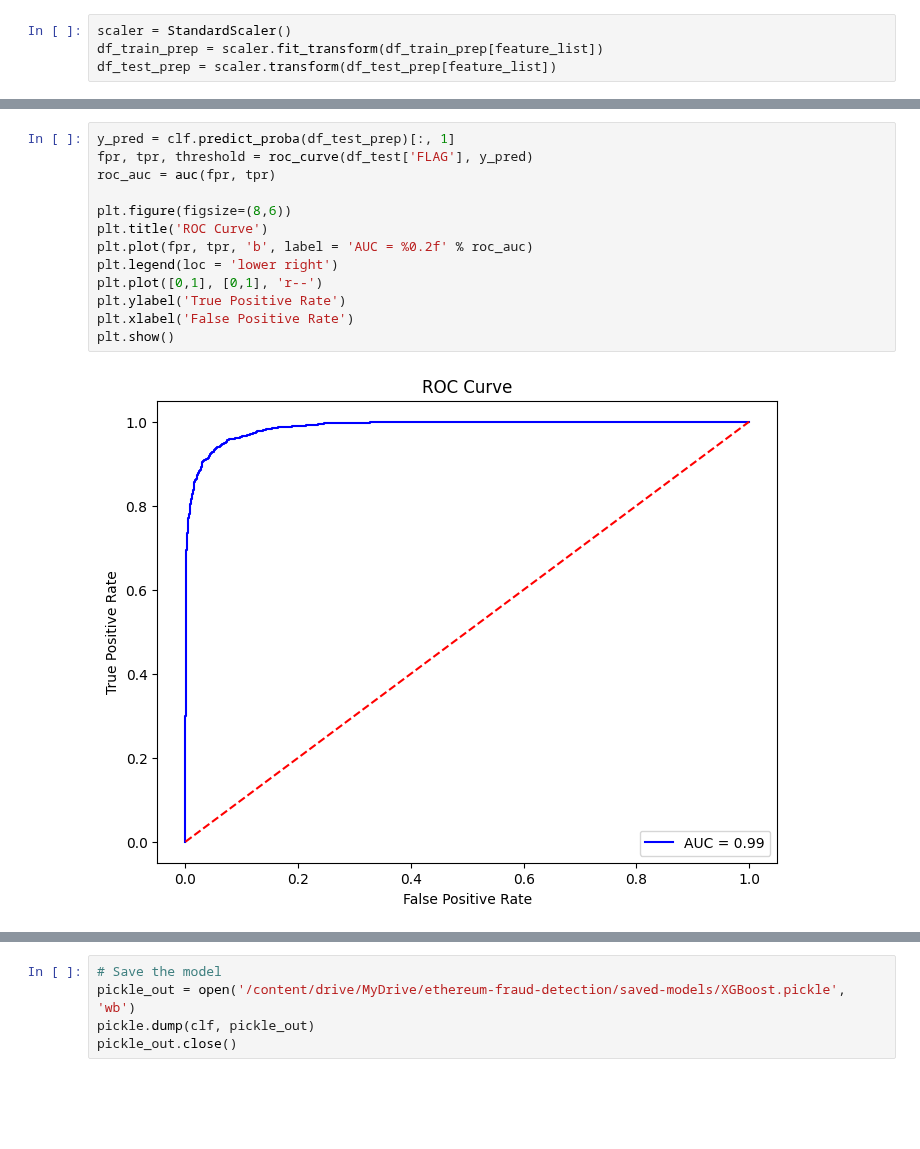
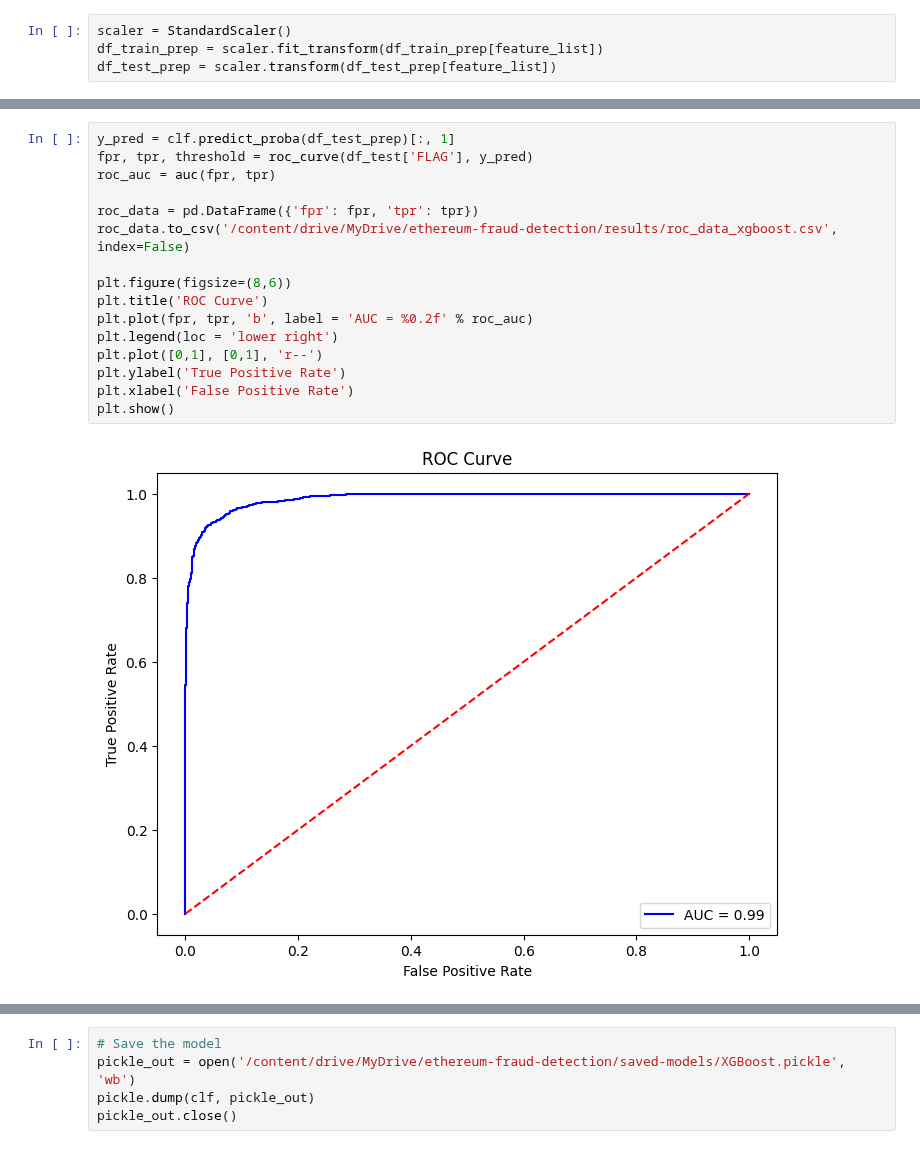
Before and after one commit to shazzad-hasan/ethereum-fraud-detection, a Jupyter notebook: models/XGBoost.ipynb, the cells around one changed output, grey strips where cells are left out. Cells and saved outputs as stored; diff of their text form; blank space fills up the shorter version.

```diff
--- a/models/XGBoost.ipynb
+++ b/models/XGBoost.ipynb
@@ -125,18 +129,21 @@ weighted avg       0.94      0.94      0.94      2784
 # %%
 y_pred = clf.predict_proba(df_test_prep)[:, 1]
 fpr, tpr, threshold = roc_curve(df_test['FLAG'], y_pred)
 roc_auc = auc(fpr, tpr)
+
+roc_data = pd.DataFrame({'fpr': fpr, 'tpr': tpr})
+roc_data.to_csv('/content/drive/MyDrive/ethereum-fraud-detection/results/roc_data_xgboost.csv', index=False)
 
 plt.figure(figsize=(8,6))
 plt.title('ROC Curve')
 plt.plot(fpr, tpr, 'b', label = 'AUC = %0.2f' % roc_auc)
 plt.legend(loc = 'lower right')
 plt.plot([0,1], [0,1], 'r--')
 plt.ylabel('True Positive Rate')
 plt.xlabel('False Positive Rate')
 plt.show()
 # %% [output]
-[figure, old version]
+[figure, new version]
 # %%
 feat_importances = clf.best_estimator_.feature_importances_
 indices = np.argsort(feat_importances)
```
Also changed, not shown: parts of 6 cells of this notebook.
